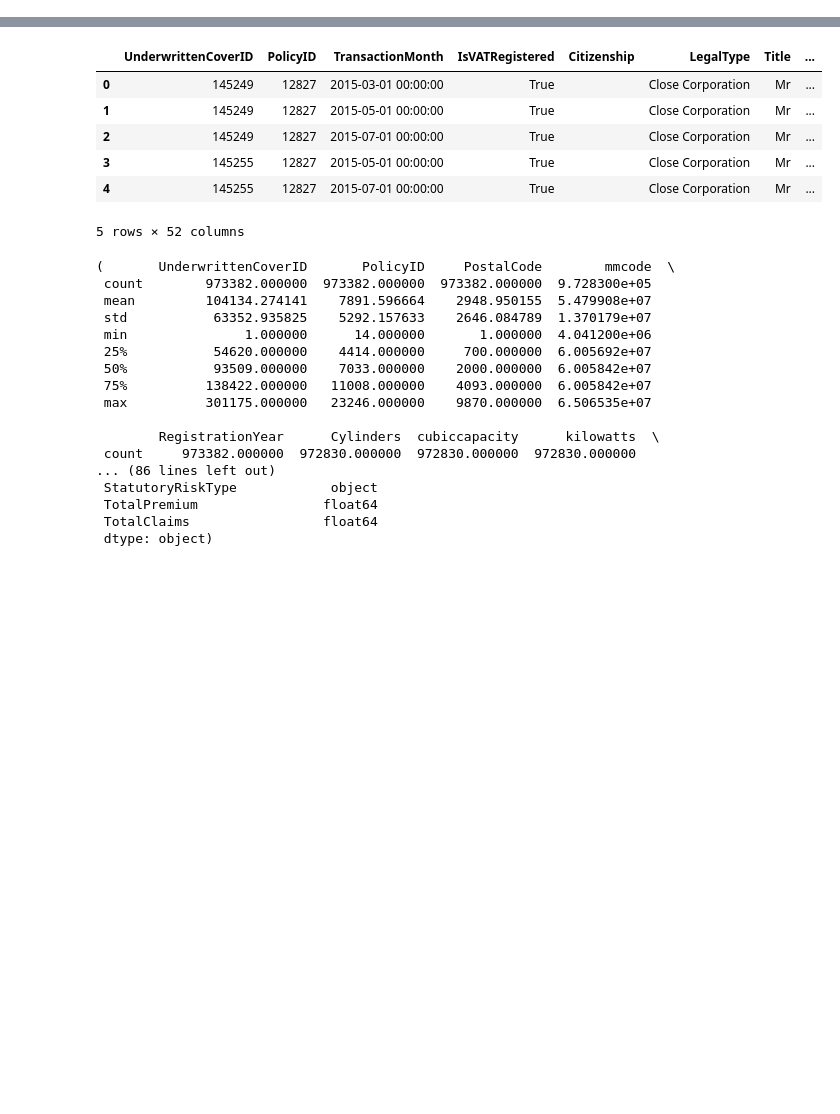
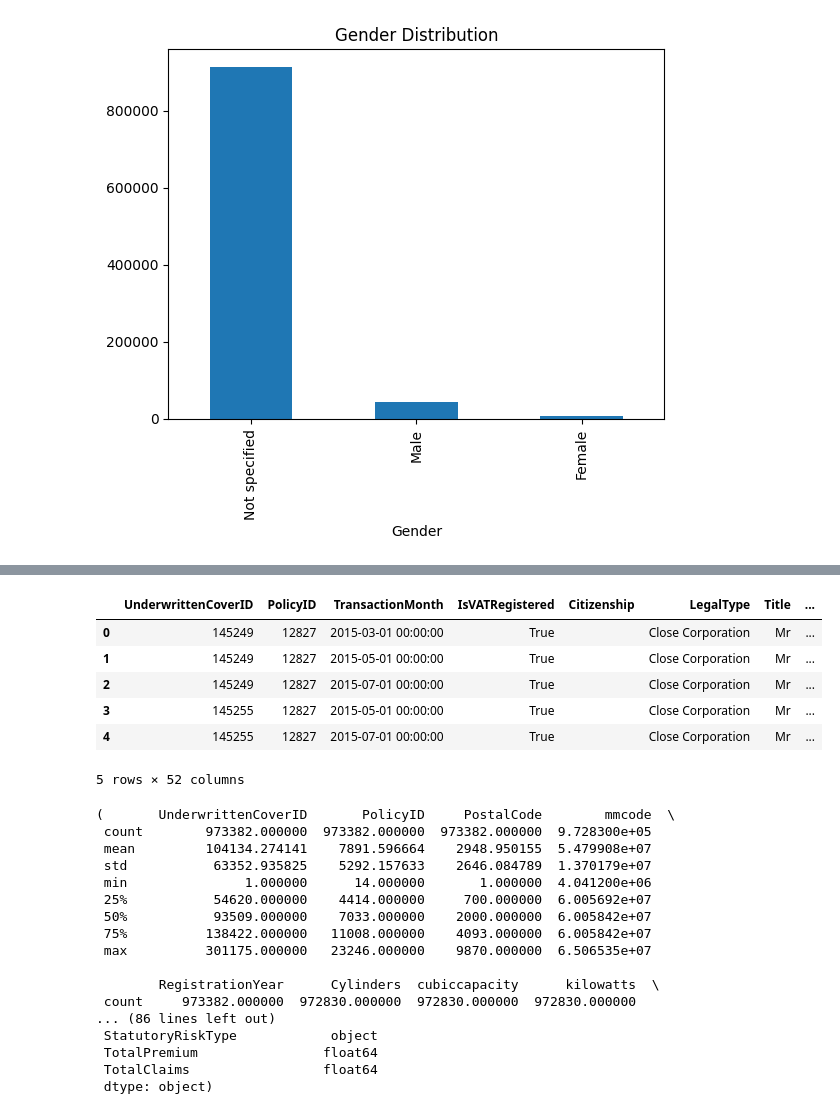
Before and after one commit to Kassa-Mamo/Insurance-Data-Analysis, a Jupyter notebook: notebooks/Insurance-analysis.ipynb, the cells around one changed output, grey strips where cells are left out. Cells and saved outputs as stored; diff of their text form; code cells hidden in the pictures; blank space fills up the shorter version.

```diff
--- a/notebooks/Insurance-analysis.ipynb
+++ b/notebooks/Insurance-analysis.ipynb
@@ -0,0 +79,6 @@
+# %%
+data['Gender'].value_counts().plot(kind='bar')
+plt.title("Gender Distribution")
+plt.show()
+# %% [output]
+[figure, added]
```
Also changed, not shown: parts of 22 cells of this notebook.
